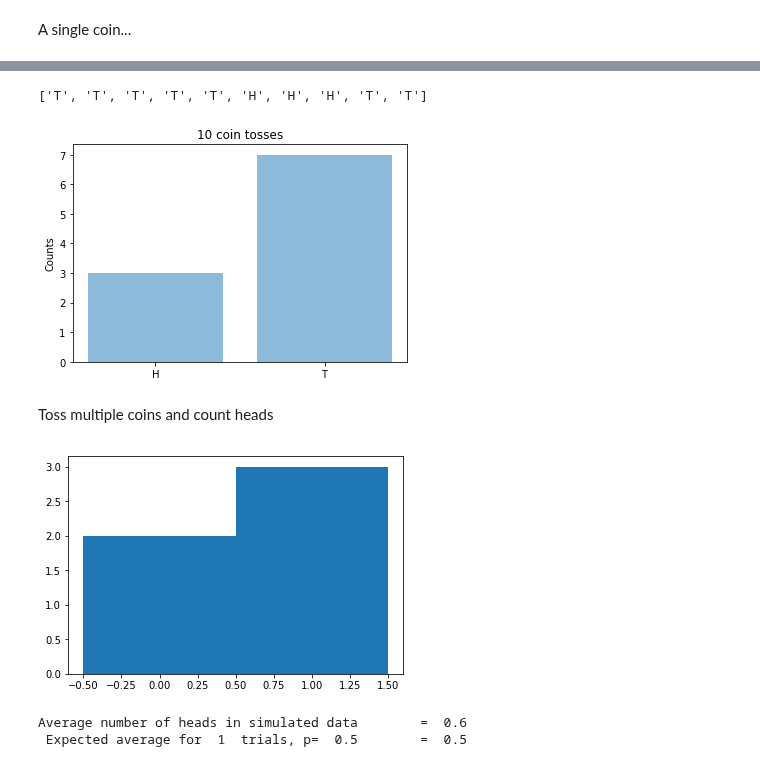
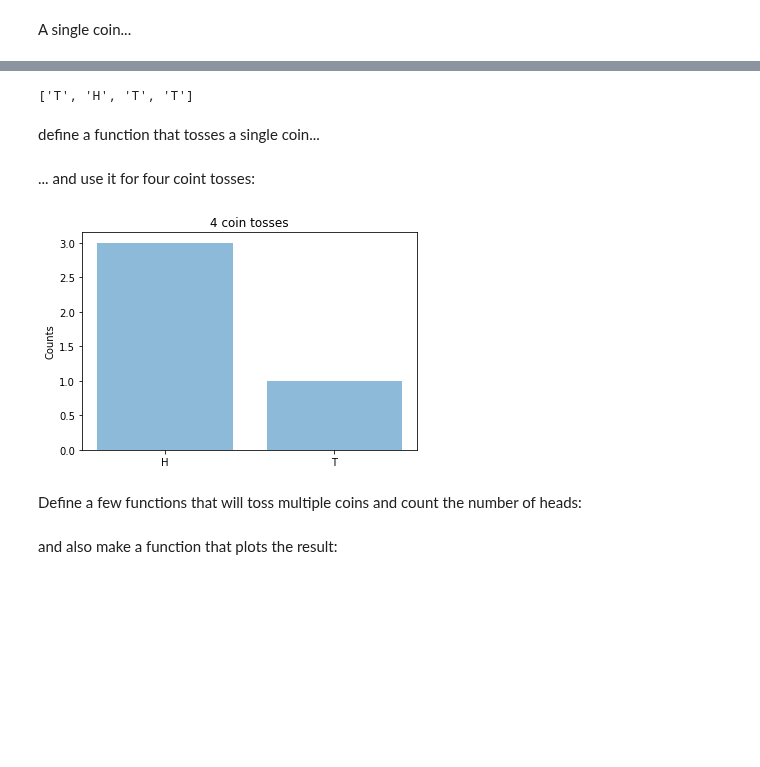
Before and after one commit to JonasRademacker/JupyterNotebooksForTeachingMath, a Jupyter notebook: Coins.ipynb, the cells around one changed output, grey strips where cells are left out. Drawn from its saved outputs; the diff is of its cells as text; code cells hidden in the pictures; blank space fills up the shorter version.

```diff
--- a/Coins.ipynb
+++ b/Coins.ipynb
@@ -18,11 +25,13 @@ def coinToss(p=0.5):
 # %%
-def NTosses(N=10, p=0.5):
+def NTosses(N=4, p=0.5):
     ResultsList = [coinToss(p) for i in range(N)]
     return ResultsList
 # %%
-print(NTosses(10))
+print(NTosses(4))
 # %% [output]
-['T', 'T', 'T', 'T', 'T', 'H', 'H', 'H', 'T', 'T']
+['T', 'H', 'T', 'T']
+# %% [markdown]
+define a function that tosses a single coin...
 # %%
 def plotSingleCoin(list):
     xcategories = ['H', 'T']
@@ -33,12 +42,14 @@ def plotSingleCoin(list):
     plt.ylabel('Counts')
     plt.title('%(first)d coin tosses' % {"first": len(list)})
     plt.show()
+# %% [markdown]
+... and use it for four coint tosses:
 # %%
-plotSingleCoin(NTosses(10))
+plotSingleCoin(NTosses(4))
 # %% [output]
-[figure, old version]
+[figure, new version]
 # %% [markdown]
-Toss multiple coins and count heads
+Define a few functions that will toss multiple coins and count the number of heads:
 # %%
 def CountHeads(N=4, p=0.5):
     return NTosses(N,p).count('H')
@@ -64,4 +80,6 @@ def averageHeads(HeadList):
     for x in HeadList:
         sum += x
     return sum/N
+# %% [markdown]
+and also make a function that plots the result:
 # %%
@@ -71,8 +89,2 @@ def DoItAll(M=100, N=4, p=0.5):
     print(   "Average number of heads in simulated data\t = ", averageHeads(theList),
           "\n Expected average for ", N, " trials, p= ", p, "\t = ", N*p)
-# %%
-DoItAll(N=1, M=5)
-# %% [output]
-[figure, removed]
-Average number of heads in simulated data        =  0.6
- Expected average for  1  trials, p=  0.5        =  0.5
```
Also changed, not shown: parts of 25 cells of this notebook, 5 other files.
